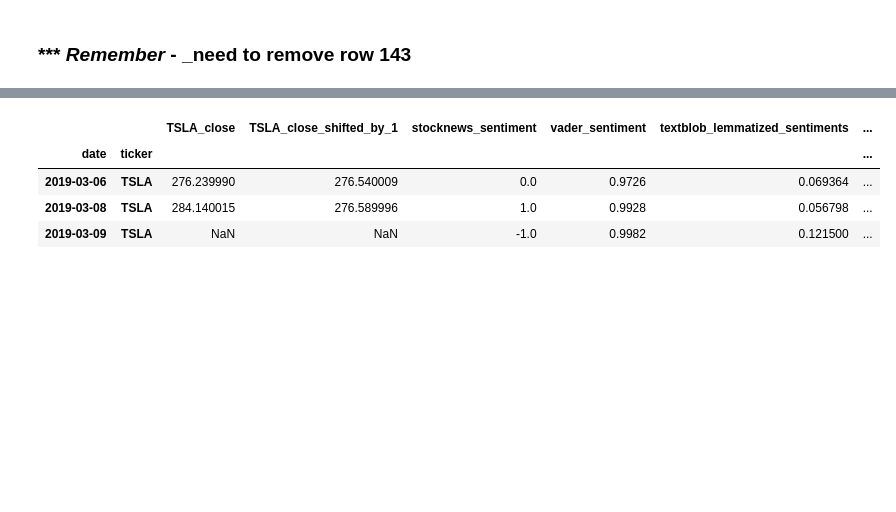
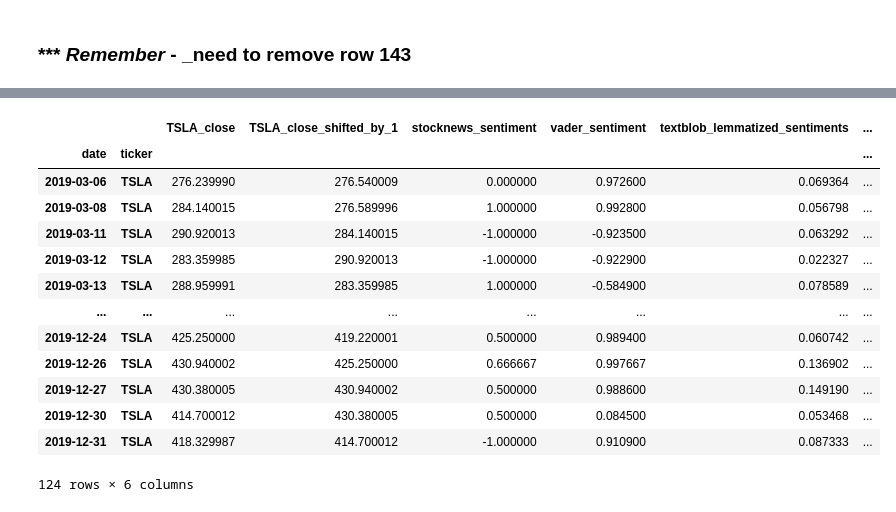
Before and after one commit to singhj32/Project2, a Jupyter notebook: Project2_Custom_df_JS.ipynb, the cells around one changed output, grey strips where cells are left out. Drawn from its saved outputs; the diff is of its cells as text; code cells hidden in the pictures; blank space fills up the shorter version.

```diff
--- a/Project2_Custom_df_JS.ipynb
+++ b/Project2_Custom_df_JS.ipynb
@@ -305,13 +314,24 @@ df_for_regression_grouped_by_date.head(3)
 # %%
 #just re-sorting the columns
 df_for_regression_grouped_by_date= df_for_regression_grouped_by_date[['TSLA_close','TSLA_close_shifted_by_1','stocknews_sentiment', 'vader_sentiment','textblob_lemmatized_sentiments', 'textblob_stemmed_sentiments']]
+# %%
+df_for_regression_grouped_by_date=df_for_regression_grouped_by_date.dropna()
 # %%
-df_for_regression_grouped_by_date.head(3)
+df_for_regression_grouped_by_date
 # %% [output]
 |  |  | TSLA_close | TSLA_close_shifted_by_1 | stocknews_sentiment | vader_sentiment | textblob_lemmatized_sentiments | ... |
 | date | ticker |  |  |  |  |  | ... |
-| 2019-03-06 | TSLA | 276.239990 | 276.540009 | 0.0 | 0.9726 | 0.069364 | ... |
-| 2019-03-08 | TSLA | 284.140015 | 276.589996 | 1.0 | 0.9928 | 0.056798 | ... |
-| 2019-03-09 | TSLA | NaN | NaN | -1.0 | 0.9982 | 0.121500 | ... |
+| 2019-03-06 | TSLA | 276.239990 | 276.540009 | 0.000000 | 0.972600 | 0.069364 | ... |
+| 2019-03-08 | TSLA | 284.140015 | 276.589996 | 1.000000 | 0.992800 | 0.056798 | ... |
+| 2019-03-11 | TSLA | 290.920013 | 284.140015 | -1.000000 | -0.923500 | 0.063292 | ... |
+| 2019-03-12 | TSLA | 283.359985 | 290.920013 | -1.000000 | -0.922900 | 0.022327 | ... |
+| 2019-03-13 | TSLA | 288.959991 | 283.359985 | 1.000000 | -0.584900 | 0.078589 | ... |
+| ... | ... | ... | ... | ... | ... | ... | ... |
+| 2019-12-24 | TSLA | 425.250000 | 419.220001 | 0.500000 | 0.989400 | 0.060742 | ... |
+| 2019-12-26 | TSLA | 430.940002 | 425.250000 | 0.666667 | 0.997667 | 0.136902 | ... |
+| 2019-12-27 | TSLA | 430.380005 | 430.940002 | 0.500000 | 0.988600 | 0.149190 | ... |
+| 2019-12-30 | TSLA | 414.700012 | 430.380005 | 0.500000 | 0.084500 | 0.053468 | ... |
+| 2019-12-31 | TSLA | 418.329987 | 414.700012 | -1.000000 | 0.910900 | 0.087333 | ... |
+124 rows × 6 columns
 # %%
 df_for_regression_grouped_by_date.to_csv('./data/df_for_regression_grouped_by_date.csv',  header=df_for_regression_grouped_by_date.columns)
```
Also changed, not shown: parts of 2 cells of this notebook, 1 other file.
